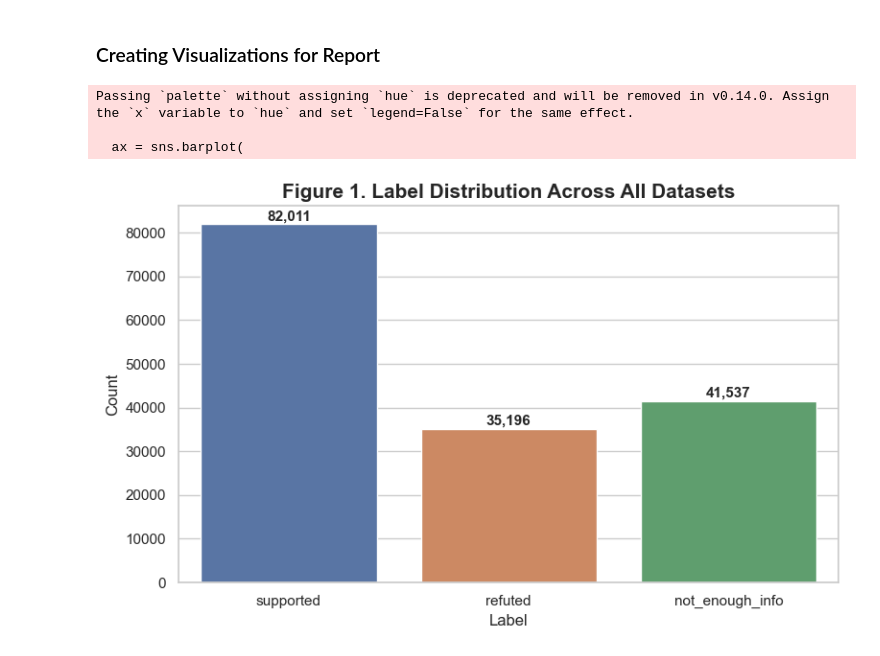
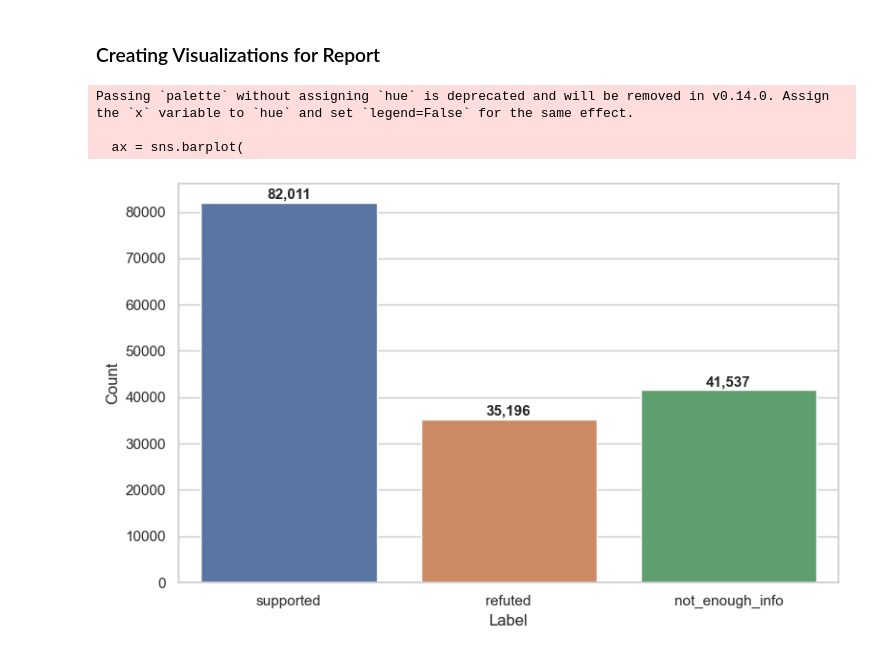
Before and after one commit to danieljjazowski/misinformationClassification, a Jupyter notebook: modeling.ipynb, the cells around one changed output. Cells and saved outputs as stored; diff of their text form; code cells hidden in the pictures.

```diff
--- a/modeling.ipynb
+++ b/modeling.ipynb
@@ -918,35 +937,34 @@ sns.set_theme(style="whitegrid")
 # Order labels exactly as you used them
 label_order = ['supported', 'refuted', 'not_enough_info']
 
 # Count labels
 label_counts = df['label'].value_counts().reindex(label_order)
 
 # Create figure
 plt.figure(figsize=(8, 5))
 ax = sns.barplot(
     x=label_counts.index,
     y=label_counts.values,
     palette=["#4C72B0", "#DD8452", "#55A868"]
 )
 
 # Title and labels
-plt.title("Figure 1. Label Distribution Across All Datasets", fontsize=15, weight='bold')
 plt.xlabel("Label", fontsize=12)
 plt.ylabel("Count", fontsize=12)
 
 # Add value labels above bars
 for i, v in enumerate(label_counts.values):
     ax.text(i, v + max(label_counts.values)*0.01, f"{v:,}",
             ha='center', fontsize=11, weight='semibold')
 
 # Clean layout
 plt.tight_layout()
 plt.show()
 # %% [output]
 Passing `palette` without assigning `hue` is deprecated and will be removed in v0.14.0. Assign the `x` variable to `hue` and set `legend=False` for the same effect.
 
   ax = sns.barplot(
-[figure, old version]
+[figure, new version]
 # %%
 
 source_order = ['fever', 'liar', 'scifact']
```
Also changed, not shown: parts of 15 cells of this notebook, 2 other files.
